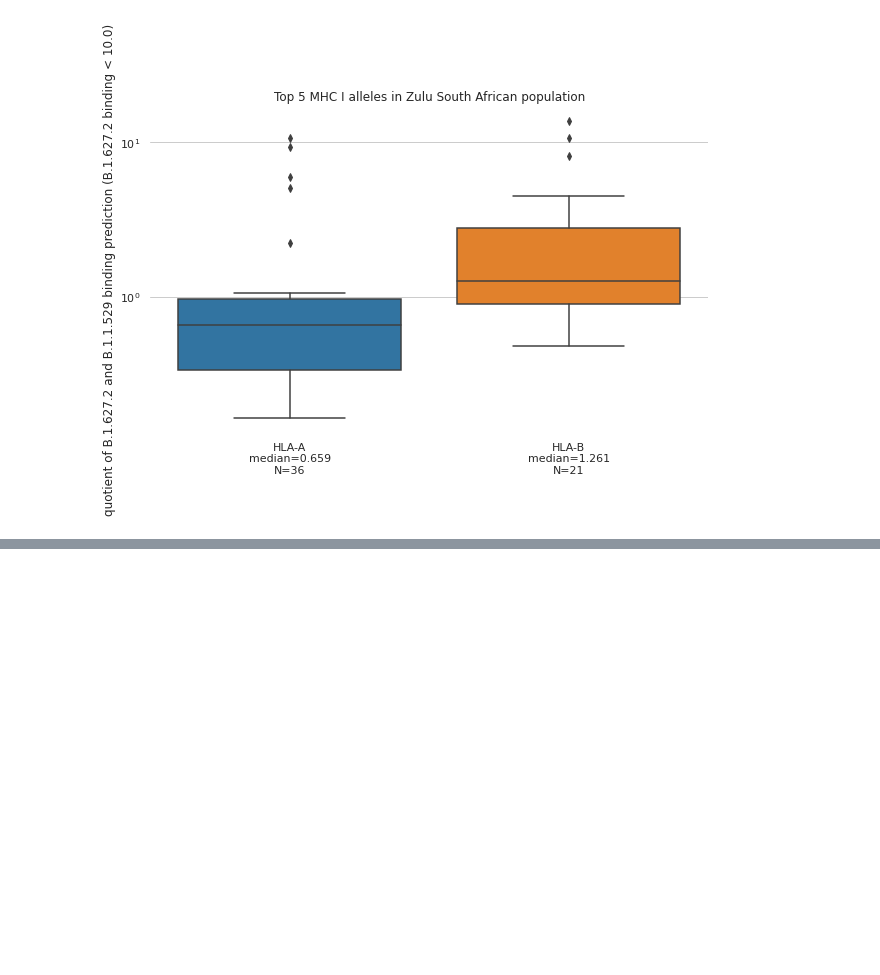
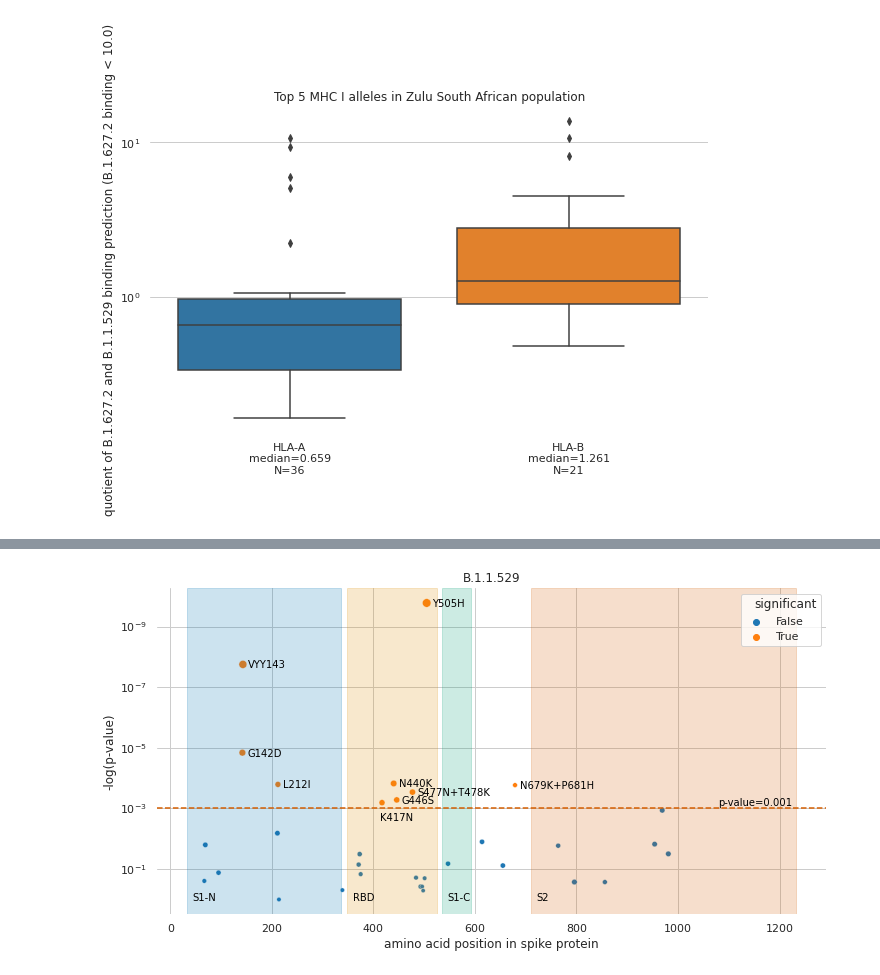
Before and after one commit to TRON-Bioinformatics/omicron-analysis, a Jupyter notebook: omicron_analysis.ipynb, the cells around one changed output, grey strips where cells are left out. Saved outputs shown, nothing was run; the diff lists cells and outputs as text; code cells hidden in the pictures; blank space fills up the shorter version.

```diff
--- a/omicron_analysis.ipynb
+++ b/omicron_analysis.ipynb
@@ -1046,0 +1087,14 @@ plot_quotient_boxplot(
+# %%
+omicron_mutation_enrichment = calculate_enrichment(
+    mhc_binding_europe=omicron_mhc_binding_europe,
+    mhc_binding_subsaharan=omicron_mhc_binding_subsaharan,
+    mhc_binding_sa_black=omicron_mhc_binding_southafrica_black,
+    mhc_binding_sa_white=omicron_mhc_binding_southafrica_white,
+    mhc_binding_sa_zulu=omicron_mhc_binding_southafrica_zulu,
+    overlapping_mutations=omicron_overlapping_mutations
+)
+omicron_mutations_df = pd.DataFrame(data=omicron_mutations, columns=["position", "reference", "alternate"])
+omicron_mutations_df["identifier"] = omicron_mutations_df.apply(lambda x: "{}{}{}".format(x[1], str(x[0]), x[2]), axis=1)
+omicron_mutation_enrichment = pd.merge(left=omicron_mutation_enrichment, right=omicron_mutations_df, left_on="mutation", right_on="identifier")
+omicron_mutation_enrichment.to_csv(os.path.join(data_folder, "omicron_mutation_enrichment.csv"), index=False)
+omicron_mutation_enrichment[omicron_mutation_enrichment.significant].sort_values("position")
@@ -1046,0 +1114,5 @@ plot_quotient_boxplot(
+# %%
+# merge close by mutations with equivalent significance results for plotting
+omicron_mutation_enrichment = omicron_mutation_enrichment[~omicron_mutation_enrichment.mutation.isin(["T478K", "P681H"])]
+omicron_mutation_enrichment.mutation = omicron_mutation_enrichment.mutation.transform(lambda x: "S477N+T478K" if x == "S477N" else "N679K+P681H" if x == "N679K" else x)
+omicron_mutation_enrichment[omicron_mutation_enrichment.significant].sort_values("position")
@@ -1046,0 +1184,8 @@ plot_quotient_boxplot(
+# %%
+plot_enriched_mutations(
+    data=omicron_mutation_enrichment,
+    title="B.1.1.529",
+    figname="figure_04_omicron_enriched_mutations.png"
+)
+# %% [output]
+[figure, added]
```
Also changed, not shown: parts of 22 cells of this notebook, 5 other files.
